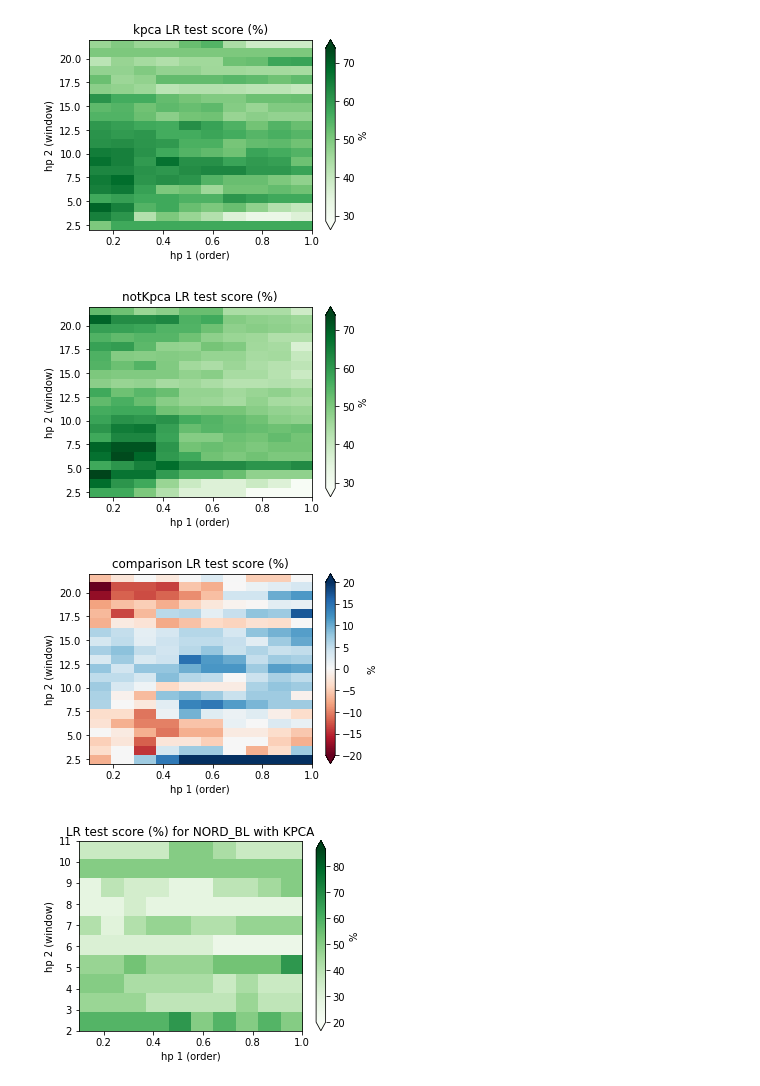
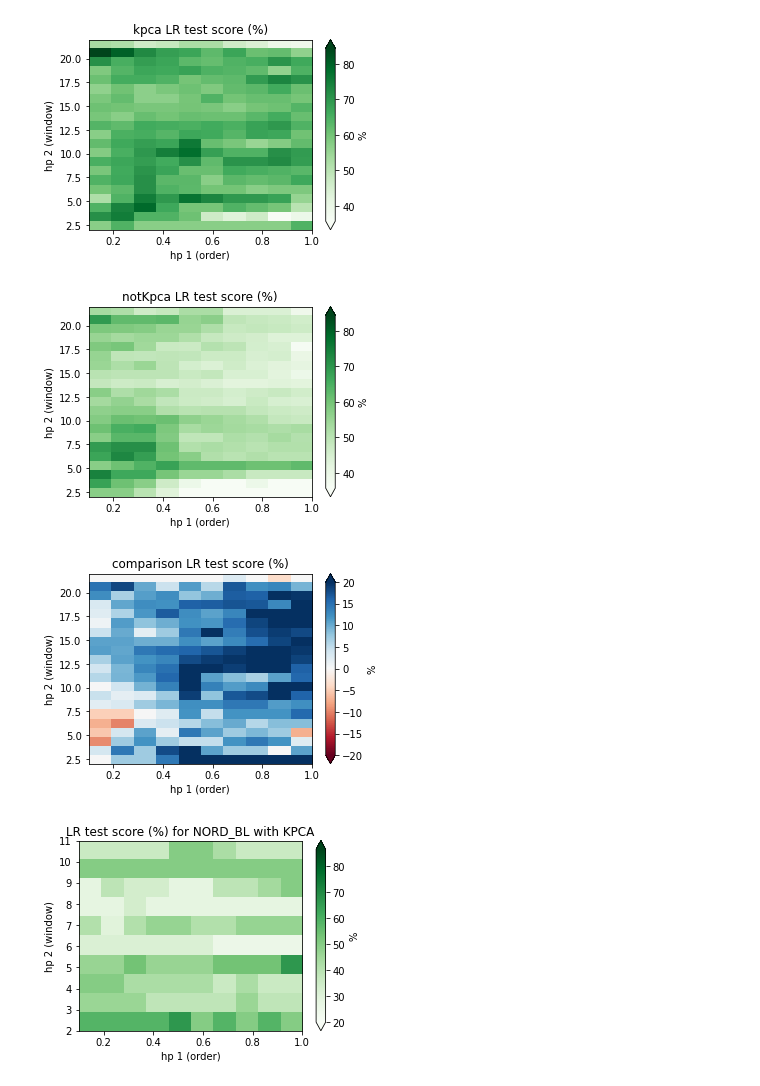
Before and after one commit to igor110055/cct-logreg, a Jupyter notebook: analysis.ipynb, the cells around one changed output. Drawn from its saved outputs; the diff is of its cells as text; code cells hidden in the pictures.

```diff
--- a/analysis.ipynb
+++ b/analysis.ipynb
@@ -22,5 +22,5 @@ windows = overallScores.window.unique()
 overallScores.ticker = 'aaa'
 tickers = overallScores.ticker.unique()
 
-overallScoresKpca = pd.read_csv('out_data/cct_kpca_2022-06.csv')
+overallScoresKpca = pd.read_csv('out_data/cct_kpca_2022-06_linear.csv')
 overallScoresKpca.ticker = 'aaa'
@@ -62,19 +62 @@ comparisonAggScores
 210 rows × 8 columns
-# %%
-extent = np.min(aggScores.order.values), np.max(aggScores.order.values), np.min(aggScores.window.values), np.max(aggScores.window.values)
-minScale, maxScale = 100*np.min(aggScores.testScore.values), 100*np.max(aggScores.testScore.values)
-iterations = [0]
-
-for ticker in tickers:
-    ZLR = 100. * aggScores.loc[aggScores.ticker == ticker].pivot('window', 'order', 'testScore').values
-
-    plt.figure(figsize=(5, 3.5))
-    plt.subplot(1, 1, 1)
-    plt.imshow(ZLR, cmap = mpl.cm.Greens, extent = extent, aspect='auto')
-    cb = plt.colorbar(extend='both')
-    cb.set_label('%')
-    plt.clim(minScale, maxScale)
-    plt.title(f"LR test score (%) for {ticker}")
-    plt.xlabel(f'hp 1 (order)')
-    plt.ylabel('hp 2 (window)')
-    #plt.savefig(f"imgs/LRtestScore.jpeg", dpi=150)
@@ -83,18 +62,0 @@ for ticker in tickers:
-# %%
-extent = np.min(aggScoresKpca.order.values), np.max(aggScoresKpca.order.values), np.min(aggScoresKpca.window.values), np.max(aggScoresKpca.window.values)
-minScale, maxScale = 100*np.min(aggScoresKpca.testScore.values), 100*np.max(aggScores.testScore.values)
-iterations = [0]
-
-for ticker in tickers:
-    ZLR = 100. * aggScoresKpca.loc[aggScoresKpca.ticker == ticker].pivot('window', 'order', 'testScore').values
-
-    plt.figure(figsize=(5, 3.5))
-    plt.subplot(1, 1, 1)
-    plt.imshow(ZLR, cmap = mpl.cm.Greens, extent = extent, aspect='auto')
-    cb = plt.colorbar(extend='both')
-    cb.set_label('%')
-    plt.clim(minScale, maxScale)
-    plt.title(f"LR test score (%) for {ticker}")
-    plt.xlabel(f'hp 1 (order)')
-    plt.ylabel('hp 2 (window)')
-    #plt.savefig(f"imgs/LRtestScore.jpeg", dpi=150)
@@ -120,18 +80,18 @@ def PlotContourAnalysis(data, title, minScale, maxScale, colorScale = mpl.cm.Gre
         plt.show()
 # %%
 fieldToPlot = 'testScore'
-minScale, maxScale = 100*np.min(aggScores[fieldToPlot].values), 100*np.max(aggScores[fieldToPlot].values)
+minScale, maxScale = 100*np.min(aggScoresKpca[fieldToPlot].values), 100*np.max(aggScoresKpca[fieldToPlot].values)
 PlotContourAnalysis(aggScoresKpca, 'kpca', minScale, maxScale, colorScale = mpl.cm.Greens, fieldToPlot = fieldToPlot)
 
 PlotContourAnalysis(aggScores, 'notKpca', minScale, maxScale, colorScale = mpl.cm.Greens, fieldToPlot = fieldToPlot)
 
 fieldToPlot = 'delta'
 minScale, maxScale = -20, 20
 PlotContourAnalysis(comparisonAggScores, 'comparison', minScale, maxScale, colorScale = mpl.cm.RdBu, fieldToPlot = fieldToPlot)
 # %% [output]
-[figure, old version]
+[figure, new version]
-[figure, old version]
+[figure, new version]
-[figure, old version]
+[figure, new version]
 # %%
 extent = np.min(comparisonAggScores.order.values), np.max(comparisonAggScores.order.values), np.min(comparisonAggScores.window.values), np.max(comparisonAggScores.window.values)
 minScale, maxScale = 100*np.min(aggScoresKpca.testScore.values), 100*np.max(aggScoresKpca.testScore.values)
```
Also changed, not shown: parts of 5 cells of this notebook, 1 other file.
